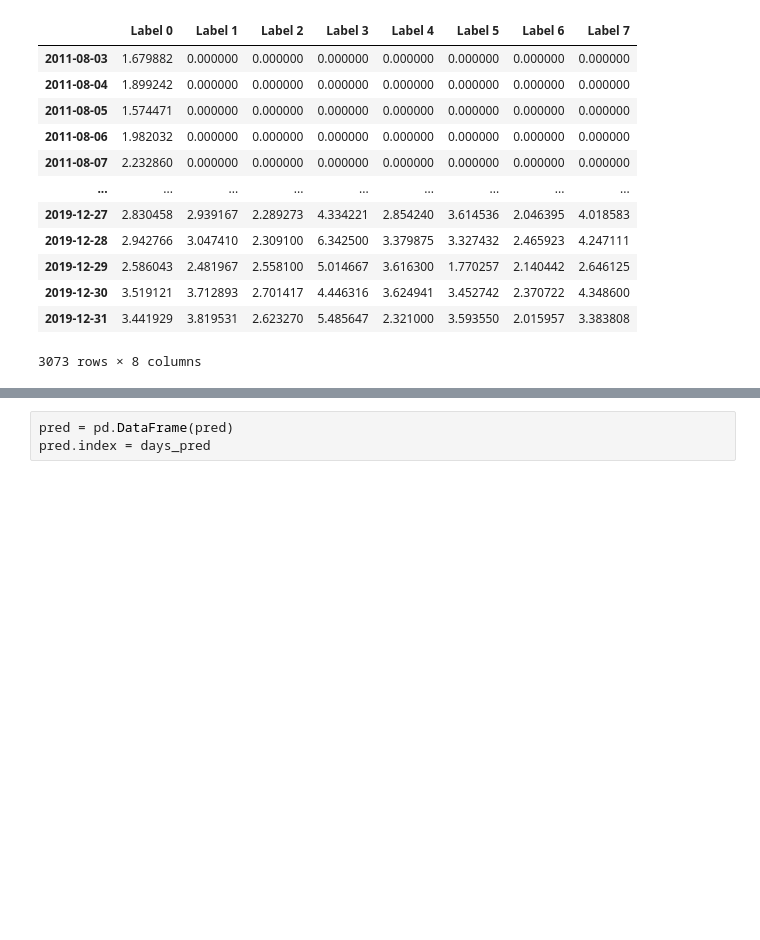
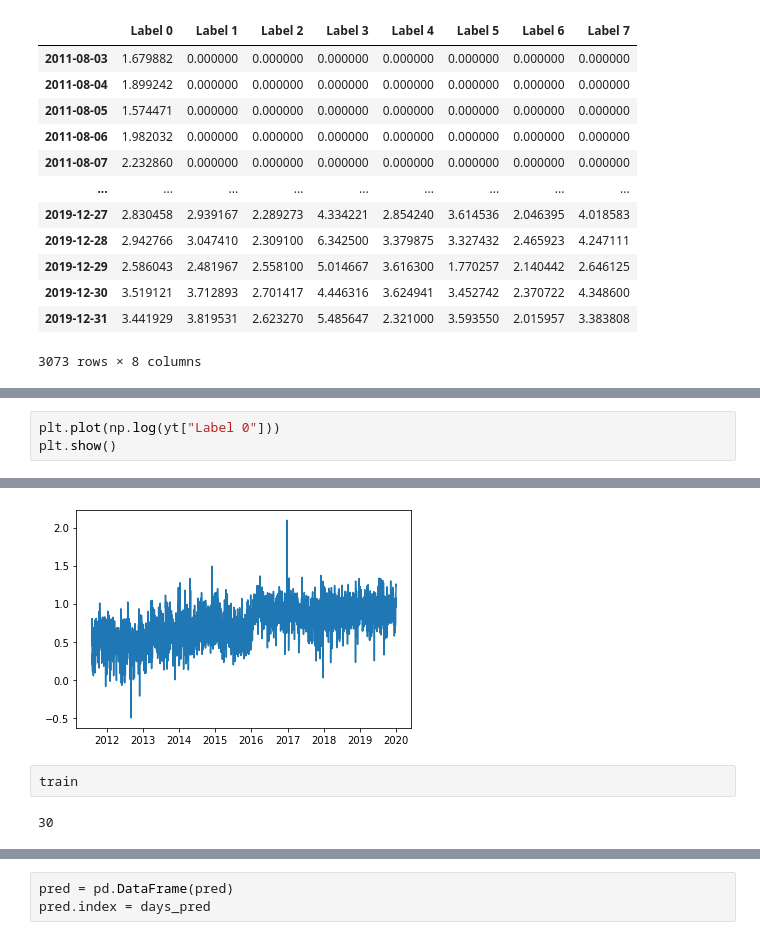
Before and after one commit to Jungar111/Bachelor2021, a Jupyter notebook: Modelling/Sarimax.ipynb, the cells around one changed output, grey strips where cells are left out. Drawn from its saved outputs; the diff is of its cells as text; blank space fills up the shorter version.

```diff
--- a/Modelling/Sarimax.ipynb
+++ b/Modelling/Sarimax.ipynb
@@ -102,0 +84,4 @@ int((len(y_cols["Label 0"].index))*0.8)
+# %%
+plt.plot(np.log(yt["Label 0"]))
+plt.show()
+# %% [output]
@@ -103,3 +91,8 @@ int((len(y_cols["Label 0"].index))*0.8)
+[figure, added]
+# %%
+train
+# %% [output]
+30
 # %%
 pred = []
 days_pred = []
```
Also changed, not shown: parts of 10 cells of this notebook, 3 other files.
